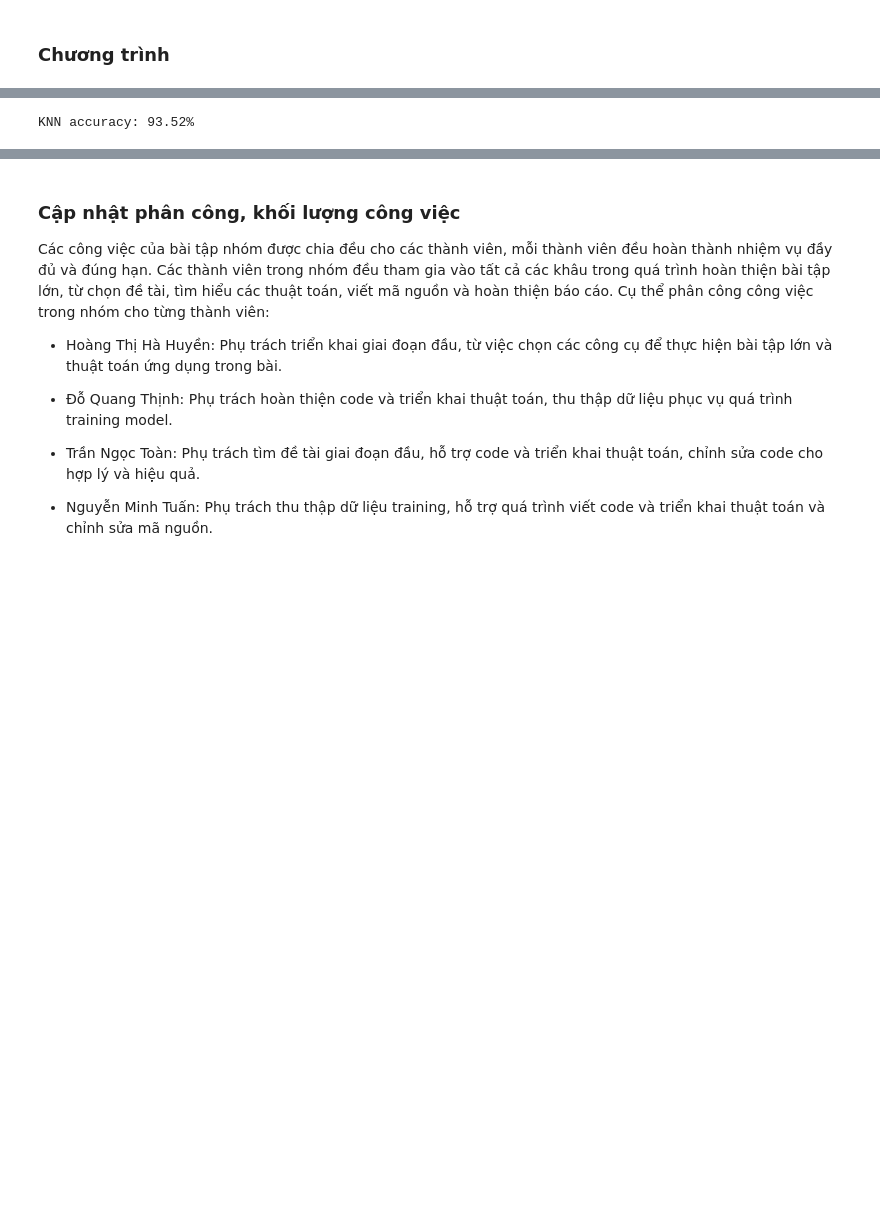
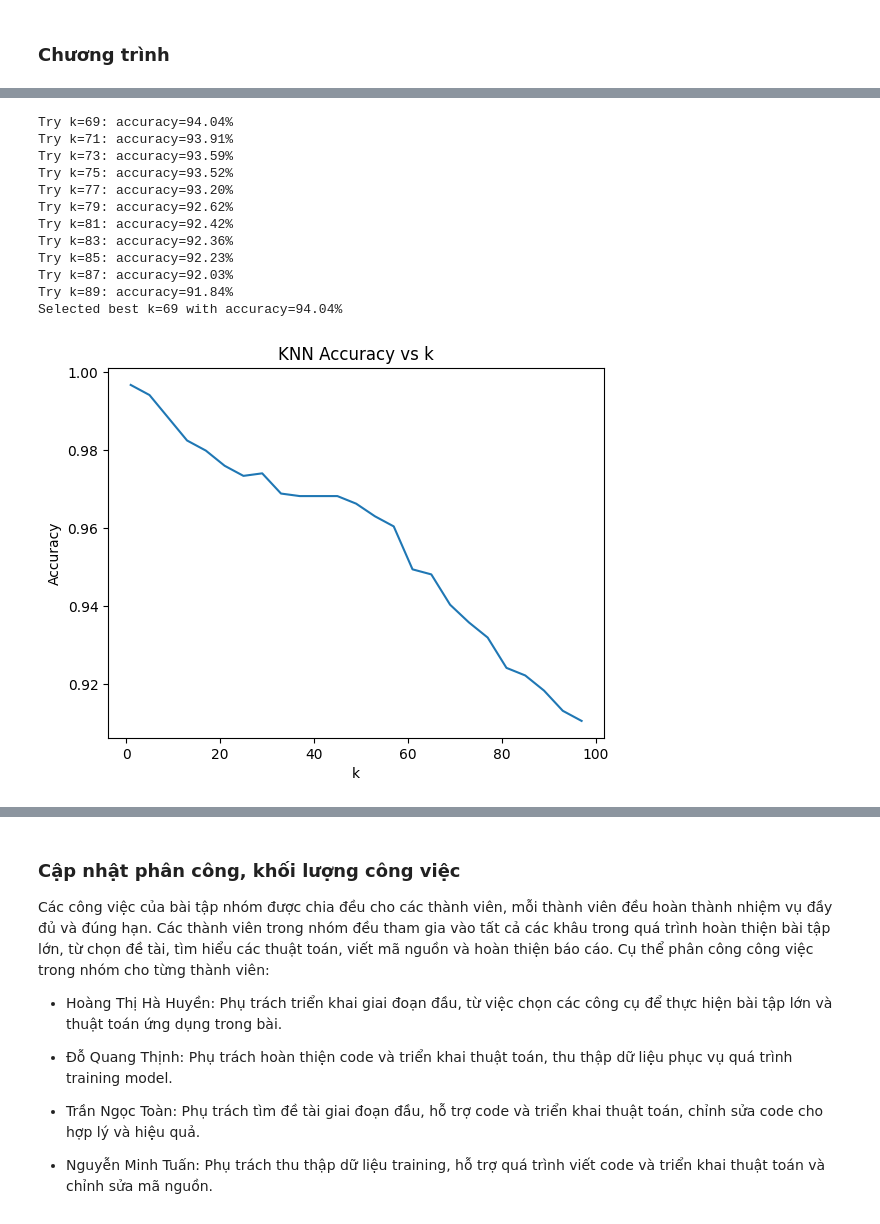
Before and after one commit to HuyenHoang28/GestureControlAI, a Jupyter notebook: Project_report_G15.ipynb, the cells around one changed output, grey strips where cells are left out. Saved outputs shown, nothing was run; the diff lists cells and outputs as text; code cells hidden in the pictures; blank space fills up the shorter version.

```diff
--- a/Project_report_G15.ipynb
+++ b/Project_report_G15.ipynb
@@ -781,10 +751,22 @@ display(dropdown, button)
 Dropdown(description='Choose label:', options=(('A (330 samples)', 'A'), ('B (219 samples)', 'B'), ('C (330 sa…
 [interactive output not drawn]
 # %%
-# TRAIN MODE KNN
-train_knn(75)
+# TRAIN MODE KNN (DEFAULT k = 5)
+train_knn()
 # %% [output]
-KNN accuracy: 93.52%
+Try k=69: accuracy=94.04%
+Try k=71: accuracy=93.91%
+Try k=73: accuracy=93.59%
+Try k=75: accuracy=93.52%
+Try k=77: accuracy=93.20%
+Try k=79: accuracy=92.62%
+Try k=81: accuracy=92.42%
+Try k=83: accuracy=92.36%
+Try k=85: accuracy=92.23%
+Try k=87: accuracy=92.03%
+Try k=89: accuracy=91.84%
+Selected best k=69 with accuracy=94.04%
+[figure, added]
 # %%
 # PREDICT MODE (REAL-TIME)
 predict()
```
Also changed, not shown: parts of 6 cells of this notebook.
